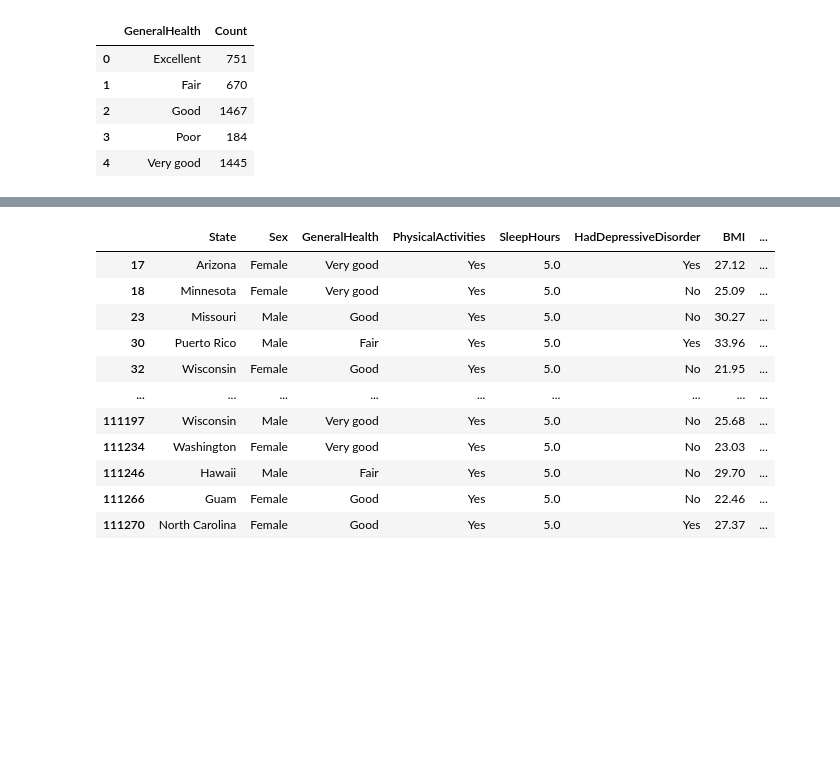
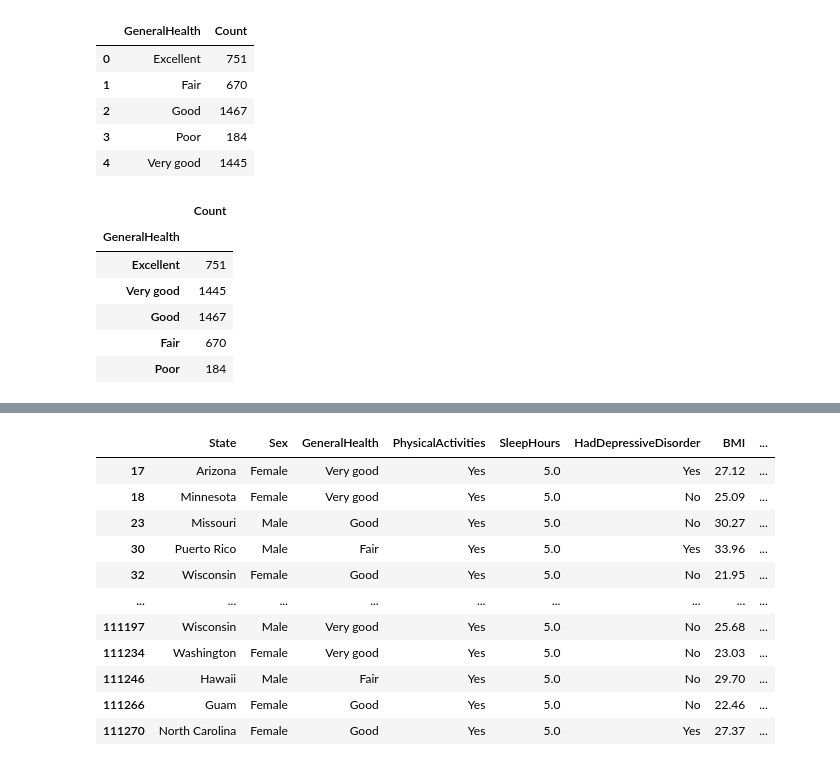
Before and after one commit to Jeff-Gielniak/Health-Correlation-Investigation-Python, a Jupyter notebook: Cleaned_data Q3 Sleep.ipynb, the cells around one changed output, grey strips where cells are left out. Drawn from its saved outputs; the diff is of its cells as text; code cells hidden in the pictures; blank space fills up the shorter version.

```diff
--- a/Cleaned_data Q3 Sleep.ipynb
+++ b/Cleaned_data Q3 Sleep.ipynb
@@ -283,5 +283,17 @@ Health_counts_nine_df
 | 2 | Good | 1467 |
 | 3 | Poor | 184 |
 | 4 | Very good | 1445 |
+# %%
+desired_order=['Excellent','Very good','Good','Fair','Poor']
+reordered_Health_counts_nine_df = Health_counts_nine_df.loc[Health_counts_nine_df['GeneralHealth'].isin(desired_order)].set_index('GeneralHealth').reindex(desired_order)
+reordered_Health_counts_nine_df
+# %% [output]
+|  | Count |
+| GeneralHealth |  |
+| Excellent | 751 |
+| Very good | 1445 |
+| Good | 1467 |
+| Fair | 670 |
+| Poor | 184 |
 # %%
 # Data for the pie chart
```
Also changed, not shown: parts of 3 cells of this notebook, 3 other files.
